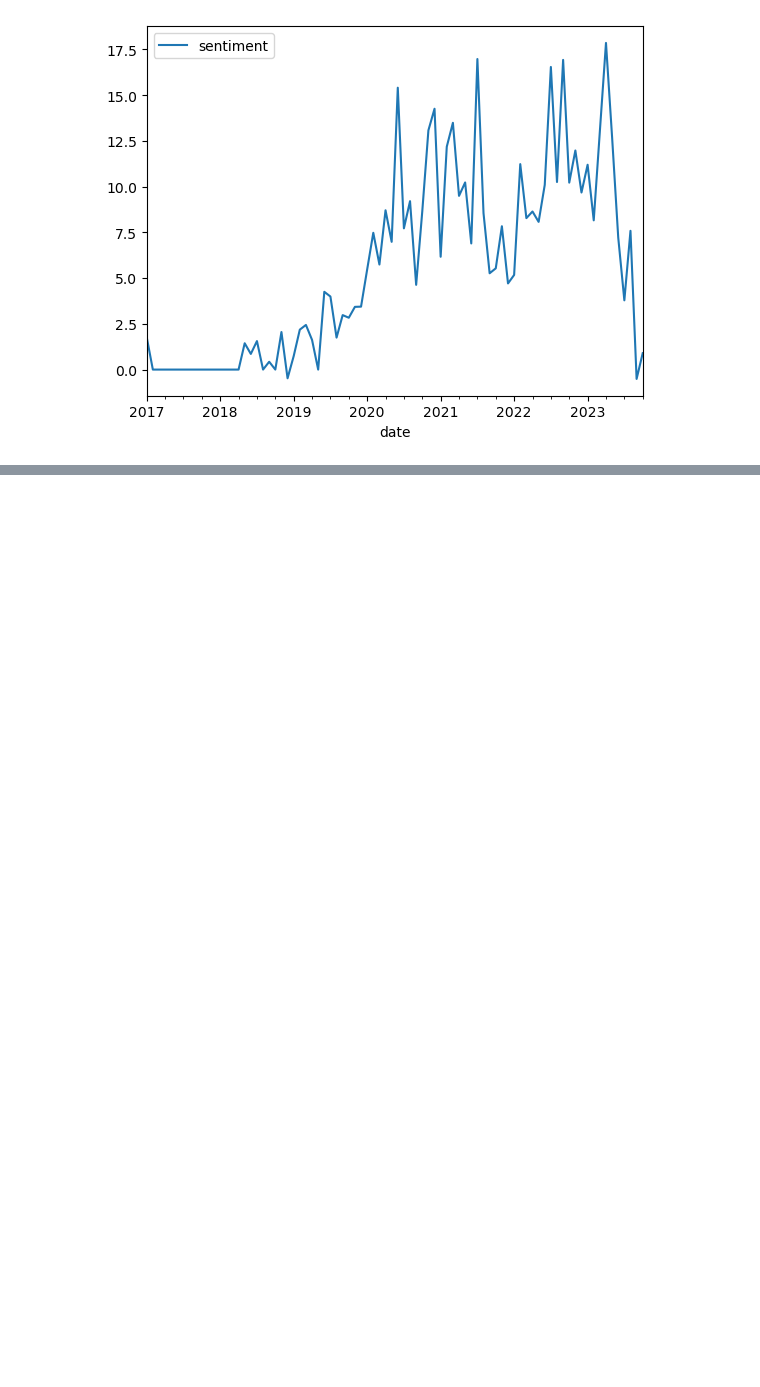
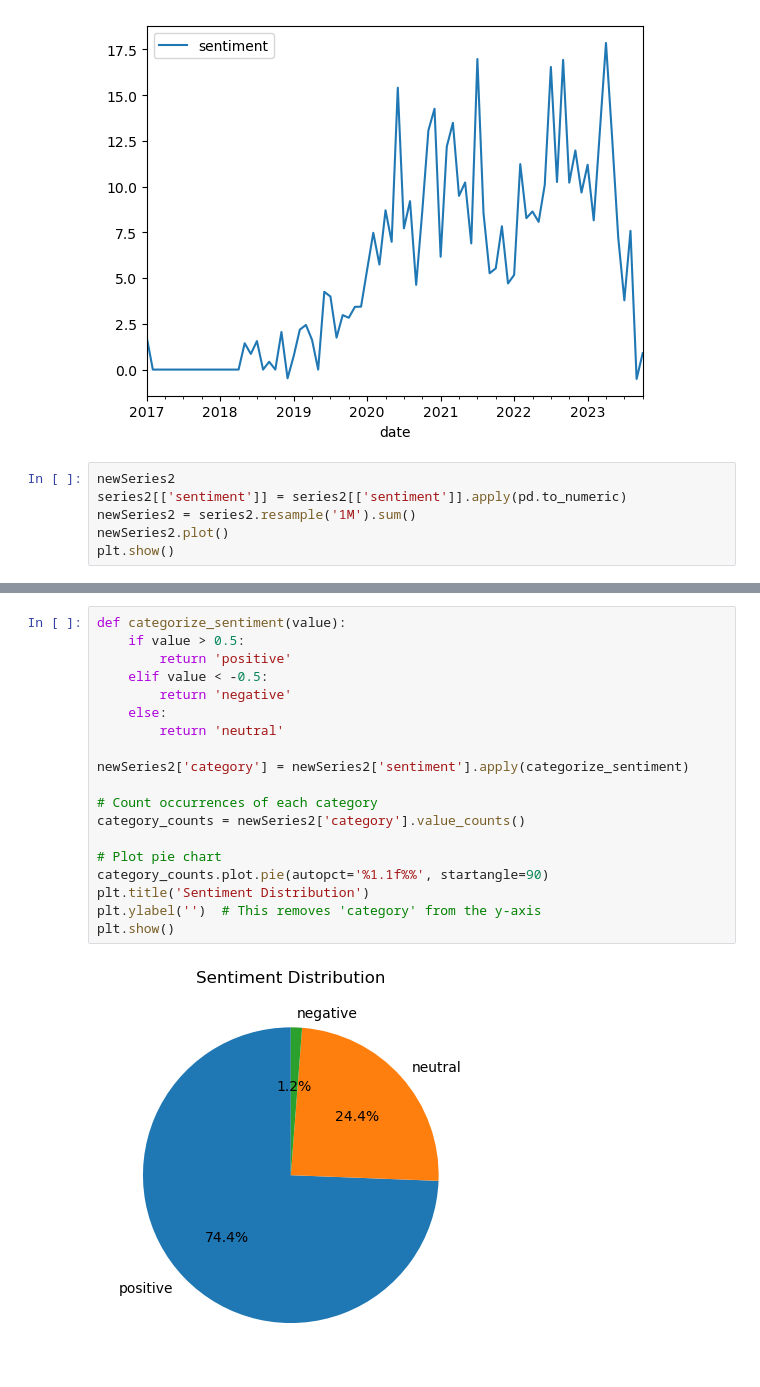
Before and after one commit to ycray6458/assignment2-of-social-media, a Jupyter notebook: SentimentAnalysis.ipynb, the cells around one changed output, grey strips where cells are left out. Drawn from its saved outputs; the diff is of its cells as text; blank space fills up the shorter version.

Commit message:
add pie chart of sentiment analysis

```diff
--- a/SentimentAnalysis.ipynb
+++ b/SentimentAnalysis.ipynb
@@ -217,3 +217,9 @@ newSeries2.plot()
 plt.show()
 # %% [output]
 [figure]
+# %%
+newSeries2
+series2[['sentiment']] = series2[['sentiment']].apply(pd.to_numeric)
+newSeries2 = series2.resample('1M').sum()
+newSeries2.plot()
+plt.show()
@@ -219,0 +241,21 @@ plt.show()
+# %%
+def categorize_sentiment(value):
+    if value > 0.5:
+        return 'positive'
+    elif value < -0.5:
+        return 'negative'
+    else:
+        return 'neutral'
+
+newSeries2['category'] = newSeries2['sentiment'].apply(categorize_sentiment)
+
+# Count occurrences of each category
+category_counts = newSeries2['category'].value_counts()
+
+# Plot pie chart
+category_counts.plot.pie(autopct='%1.1f%%', startangle=90)
+plt.title('Sentiment Distribution')
+plt.ylabel('')  # This removes 'category' from the y-axis
+plt.show()
+# %% [output]
+[figure, added]
```
Also changed, not shown: parts of 1 cell of this notebook.
